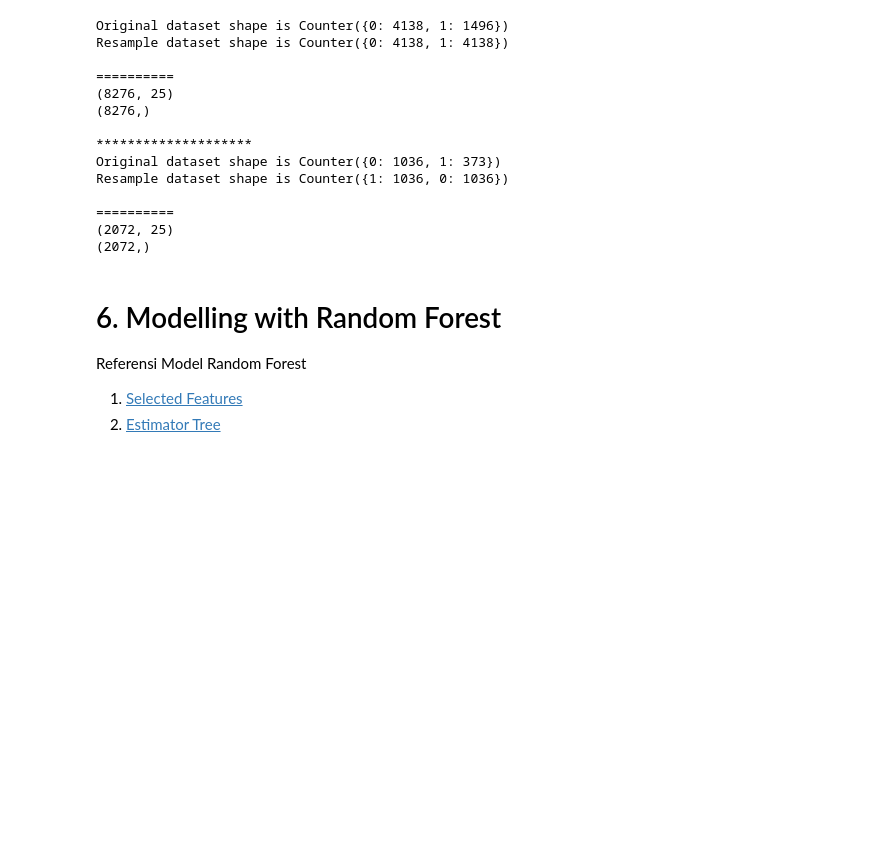
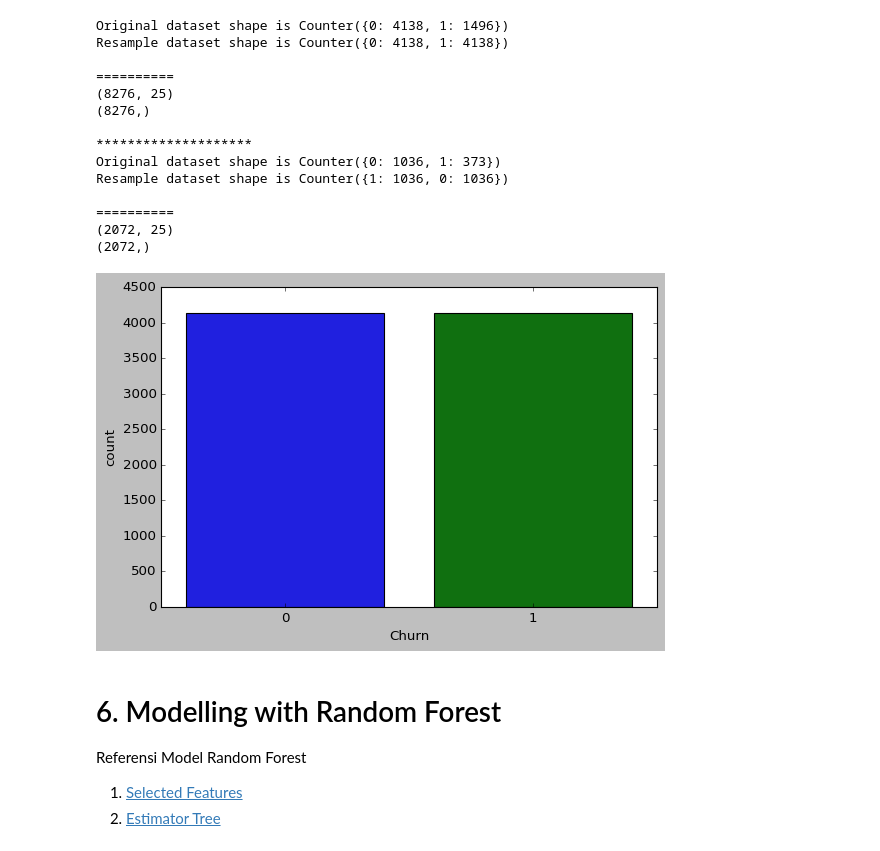
Before and after one commit to NabilahSharfina/TELCO-CUSTOMER-CHURN, a Jupyter notebook: Churn_with_Random_Forest.ipynb, the cells around one changed output. Cells and saved outputs as stored; diff of their text form; code cells hidden in the pictures; blank space fills up the shorter version.

```diff
--- a/Churn_with_Random_Forest.ipynb
+++ b/Churn_with_Random_Forest.ipynb
@@ -853,6 +853,13 @@ Resample dataset shape is Counter({1: 1036, 0: 1036})
 ==========
 (2072, 25)
 (2072,)
+# %%
+fig, ax = plt.subplots(figsize=(8,5))
+sns.countplot(Y_smote_train)
+
+plt.show()
+# %% [output]
+[figure, added]
 # %% [markdown]
 # 6. Modelling with Random Forest
 Referensi Model Random Forest
```
Also changed, not shown: parts of 224 cells of this notebook.
